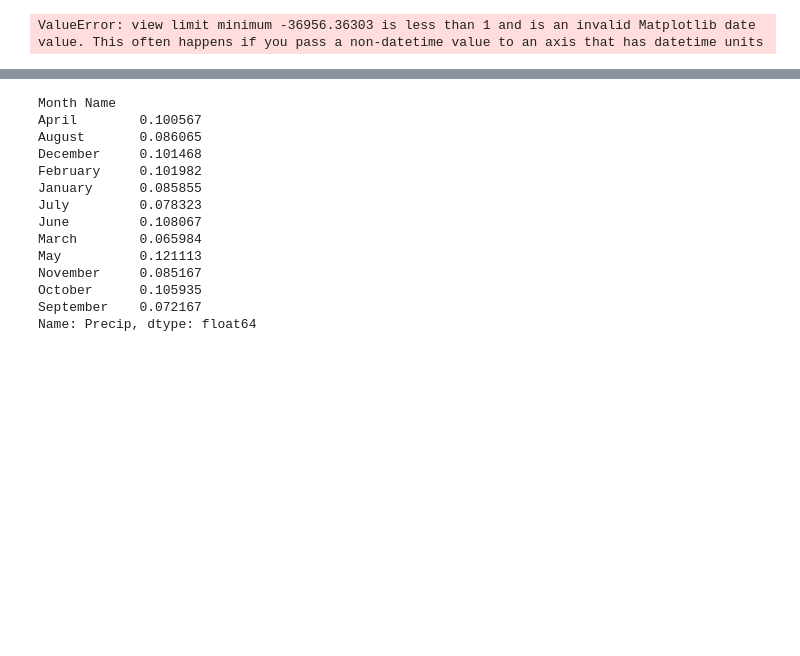
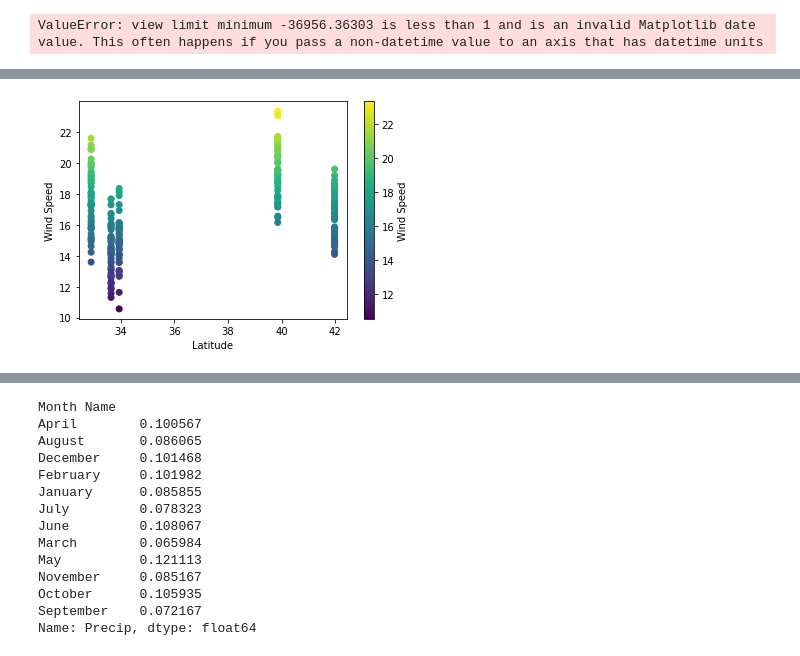
Before and after one commit to domingo-aj/Group-Project-1, a Jupyter notebook: dataviz_projectone_MG.ipynb, the cells around one changed output, grey strips where cells are left out. Drawn from its saved outputs; the diff is of its cells as text; code cells hidden in the pictures; blank space fills up the shorter version.

Commit message:
add plots in File one

```diff
--- a/dataviz_projectone_MG.ipynb
+++ b/dataviz_projectone_MG.ipynb
@@ -480,0 +322,4 @@ Name: Max Temp, dtype: float64
+# %%
+flight_summary = pd.read_csv('Summary Flight Tables/airport_summary.csv', index_col=0)
+monthly_summary = pd.read_csv('Summary Flight Tables/monthly_summary.csv', index_col=0)
+weather_summary = pd.read_csv('airport_weather_data_result.csv', index_col=0)
@@ -480,0 +374,2 @@ Name: Max Temp, dtype: float64
+# %%
+weather_summary['Date'] = pd.to_datetime(weather_summary['Date'])
@@ -480,0 +405,10 @@ Name: Max Temp, dtype: float64
+# %%
+# #Temp vs lat for cancelled flights
+plt.scatter(weather_summary['Latitude'],weather_summary['Wind Speed'],c=weather_summary['Wind Speed'])
+clb = plt.colorbar()
+plt.xlabel("Latitude")
+plt.ylabel("Wind Speed")
+clb.set_label("Wind Speed")
+plt.show()
+# %% [output]
+[figure, added]
```
Also changed, not shown: parts of 54 cells of this notebook, 1 other file.
